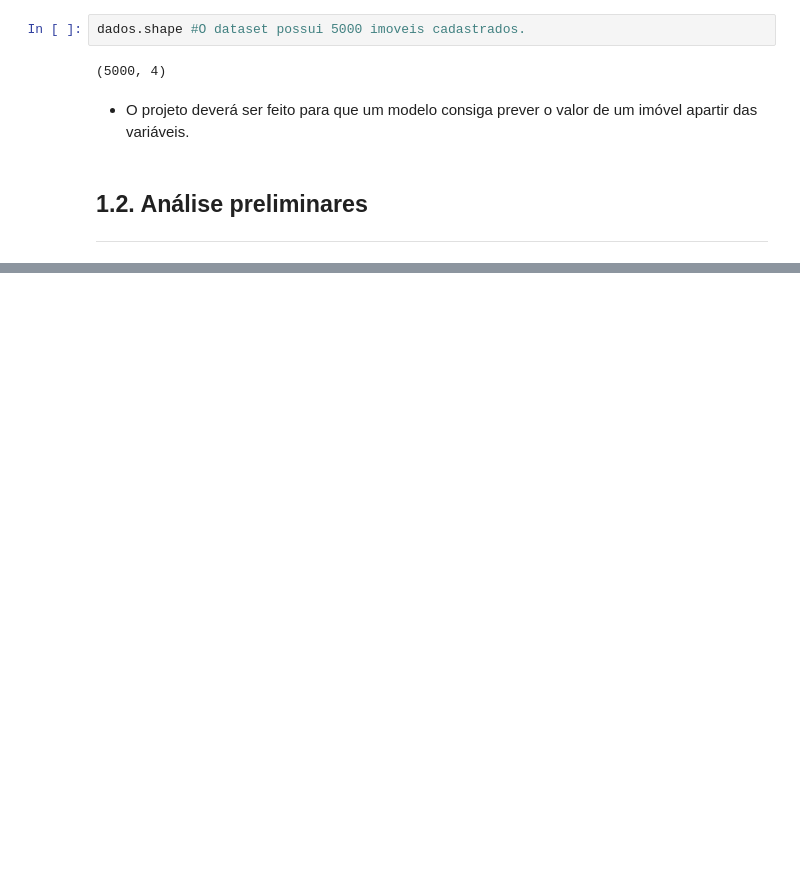
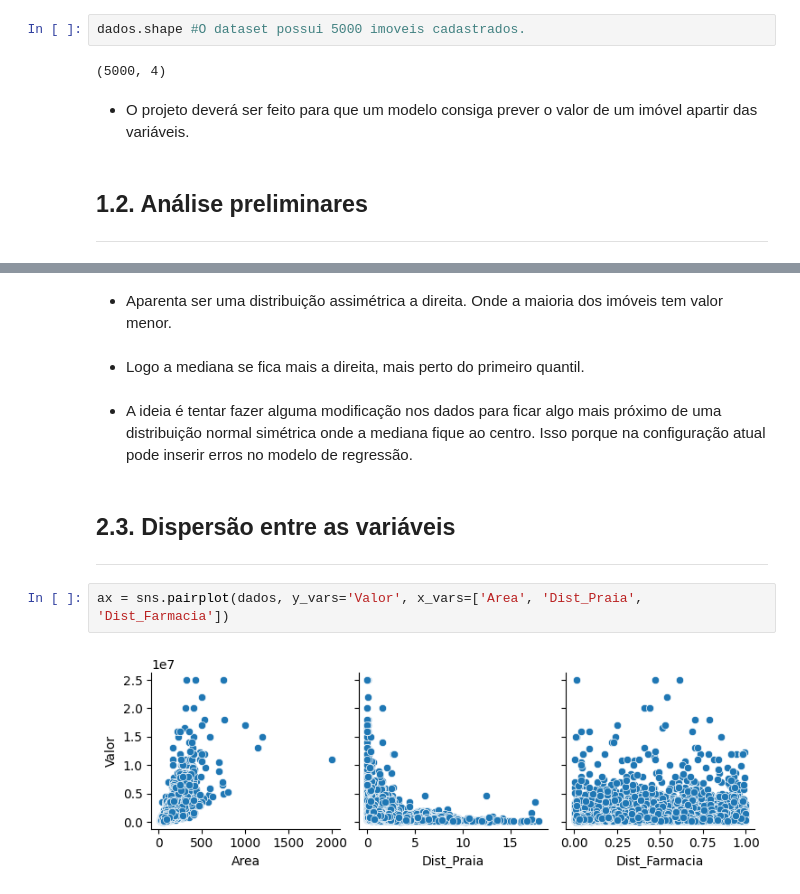
Before and after one commit to JonasSouza871/Machine-Learning-Statistics-Studies, a Jupyter notebook: Regressão_Linear_e_Técnicas_Avançadas_de_Modelagem.ipynb, the cells around one changed output, grey strips where cells are left out. Cells and saved outputs as stored; diff of their text form; blank space fills up the shorter version.

```diff
--- a/Regressão_Linear_e_Técnicas_Avançadas_de_Modelagem.ipynb
+++ b/Regressão_Linear_e_Técnicas_Avançadas_de_Modelagem.ipynb
@@ -44,0 +122,14 @@ dados.shape #O dataset possui 5000 imoveis cadastrados.
+# %% [markdown]
+- Aparenta ser uma distribuição assimétrica a direita. Onde a maioria dos imóveis tem valor menor.
+# %% [markdown]
+- Logo a mediana se fica mais a direita, mais perto do primeiro quantil.
+# %% [markdown]
+- A ideia é tentar fazer alguma modificação nos dados para ficar algo mais próximo de uma distribuição normal simétrica onde a mediana fique ao centro. Isso porque na configuração atual pode inserir erros no modelo de regressão.
+# %% [markdown]
+## 2.3. Dispersão entre as variáveis
+
+------------
+# %%
+ax = sns.pairplot(dados, y_vars='Valor', x_vars=['Area', 'Dist_Praia', 'Dist_Farmacia'])
+# %% [output]
+[figure, added]
```
Also changed, not shown: parts of 76 cells of this notebook.
